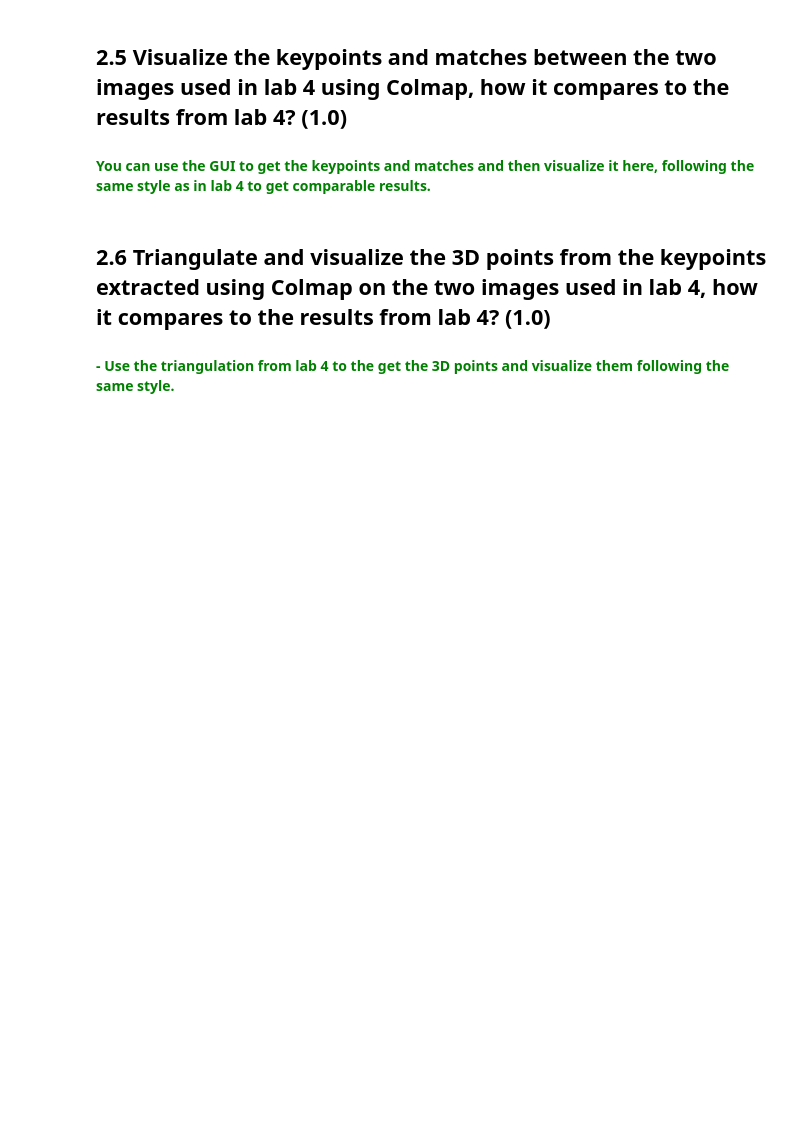
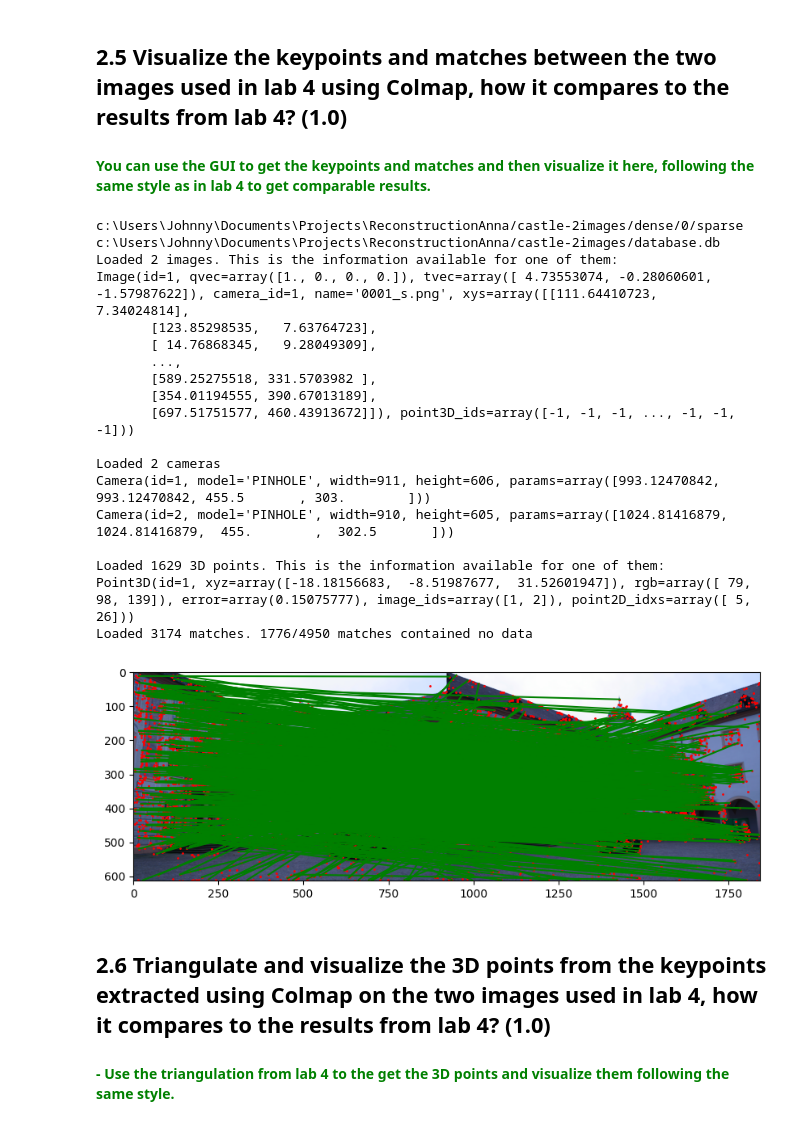
Before and after one commit to aolivtous/MCV_M4_3DVision, a Jupyter notebook: lab5/lab5.ipynb, the cells around one changed output. Drawn from its saved outputs; the diff is of its cells as text; code cells hidden in the pictures; blank space fills up the shorter version.

```diff
--- a/lab5/lab5.ipynb
+++ b/lab5/lab5.ipynb
@@ -317,6 +343,80 @@ plt.show()
 #### <span style='color:Green'> You can use the GUI to get the keypoints and matches and then visualize it here, following the same style as in lab 4 to get comparable results. </span>
 # %%
 ### TO DO 2.5
+# castle-2images
+reconstruction_path_2 = current_path + "ReconstructionAnna/castle-2images/dense/0/sparse"
+database_path_2 = current_path + "ReconstructionAnna/castle-2images/database.db"
+print(reconstruction_path_2)
+print(database_path_2)
+
+model_2 = Model()
+model_2.read_model(reconstruction_path_2, ext='.bin') # Should also work with .txt
+images_2 = model_2.images
+cameras_2 = model_2.cameras
+points3D_2 = model_2.points3D
+
+print(f"Loaded {len(images_2)} images. This is the information available for one of them:")
+print(images_2[1])
+print(f"\nLoaded {len(cameras_2)} cameras")
+print(cameras_2[1])
+print(cameras_2[2])
+print(f"\nLoaded {len(points3D_2)} 3D points. This is the information available for one of them:")
+print(points3D_2[1])
+
+db_2 = sqlite3.connect(database_path_2)
+
+keypoints_2 = dict(
+        (image_id, blob_to_array(data, np.float32, (-1, cols)))
+        for image_id, cols, data in db_2.execute(
+            "SELECT image_id, cols, data FROM keypoints"))
+
+matches_2 = dict()
+count_no_data = 0
+for pair_id, data in db.execute("SELECT pair_id, data FROM matches"):
+    if data is None:
+        count_no_data += 1
+    else:
+        matches_2[pair_id_to_image_ids(pair_id)] = blob_to_array(data, np.uint32, (-1, 2))
+print(f"Loaded {len(matches)} matches. {count_no_data}/{len(matches)+count_no_data} matches contained no data")
+
+
+# Plot matches between two images images_2[1].name and images_2[2].name
+image_1 = cv2.imread(database_path_2[:database_path_2.rfind('/')] + "/images/" + images_2[1].name)
+image_2 = cv2.imread(database_path_2[:database_path_2.rfind('/')] + "/images/" + images_2[2].name)
+image_1 = cv2.cvtColor(image_1, cv2.COLOR_BGR2RGB)
+image_2 = cv2.cvtColor(image_2, cv2.COLOR_BGR2RGB)
+
+# Plot image_1 and image_2 matches
+plt.figure(figsize=(10, 10))
+plt.imshow(np.hstack((image_1, image_2)))
+plt.scatter(keypoints_2[1][:, 0], keypoints_2[1][:, 1], s=1, marker="o", color="r")
+plt.scatter(keypoints_2[2][:, 0] + image_1.shape[1], keypoints_2[2][:, 1], s=1, marker="o", color="r")
+for match in matches_2[(1,2)]:
+    try:
+        plt.plot([keypoints_2[1][match[0], 0], keypoints_2[2][match[1], 0] + image_1.shape[1]], [keypoints_2[1][match[0], 1], keypoints_2[2][match[1], 1]], color="g")
+    except:
+        continue
+plt.show()
+# %% [output]
+c:\Users\Johnny\Documents\Projects\ReconstructionAnna/castle-2images/dense/0/sparse
+c:\Users\Johnny\Documents\Projects\ReconstructionAnna/castle-2images/database.db
+Loaded 2 images. This is the information available for one of them:
+Image(id=1, qvec=array([1., 0., 0., 0.]), tvec=array([ 4.73553074, -0.28060601, -1.57987622]), camera_id=1, name='0001_s.png', xys=array([[111.64410723,   7.34024814],
+       [123.85298535,   7.63764723],
+       [ 14.76868345,   9.28049309],
+       ...,
+       [589.25275518, 331.5703982 ],
+       [354.01194555, 390.67013189],
+       [697.51751577, 460.43913672]]), point3D_ids=array([-1, -1, -1, ..., -1, -1, -1]))
+
+Loaded 2 cameras
+Camera(id=1, model='PINHOLE', width=911, height=606, params=array([993.12470842, 993.12470842, 455.5       , 303.        ]))
+Camera(id=2, model='PINHOLE', width=910, height=605, params=array([1024.81416879, 1024.81416879,  455.        ,  302.5       ]))
+
+Loaded 1629 3D points. This is the information available for one of them:
+Point3D(id=1, xyz=array([-18.18156683,  -8.51987677,  31.52601947]), rgb=array([ 79,  98, 139]), error=array(0.15075777), image_ids=array([1, 2]), point2D_idxs=array([ 5, 26]))
+Loaded 3174 matches. 1776/4950 matches contained no data
+[figure, added]
 # %% [markdown]
 ## 2.6 Triangulate and visualize the 3D points from the keypoints extracted using Colmap on the two images used in lab 4, how it compares to the results from lab 4? (1.0)
 #### <span style='color:Green'> - Use the triangulation from lab 4 to the get the 3D points and visualize them following the same style. </span>
```
Also changed, not shown: parts of 19 cells of this notebook, 4 other files.
